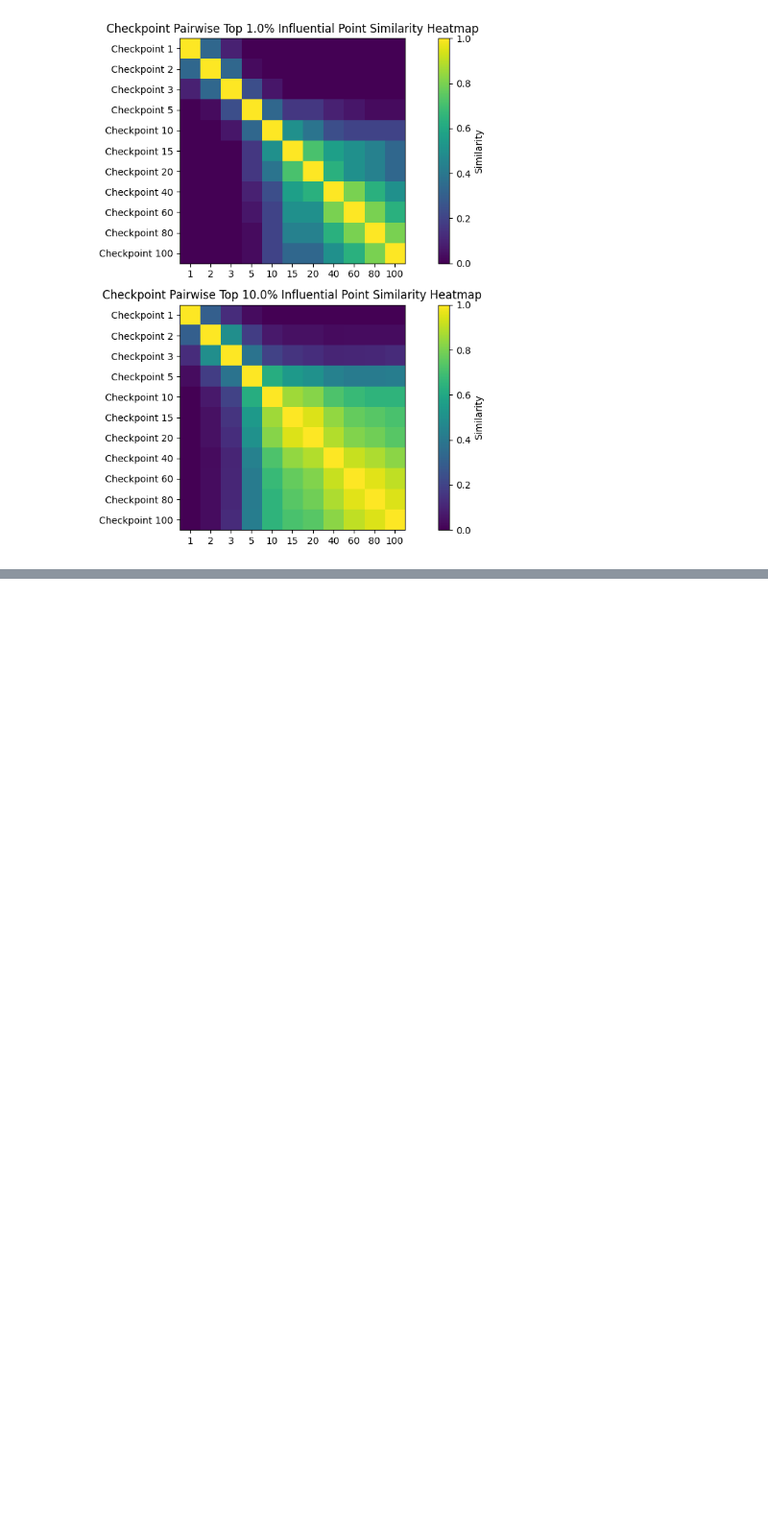
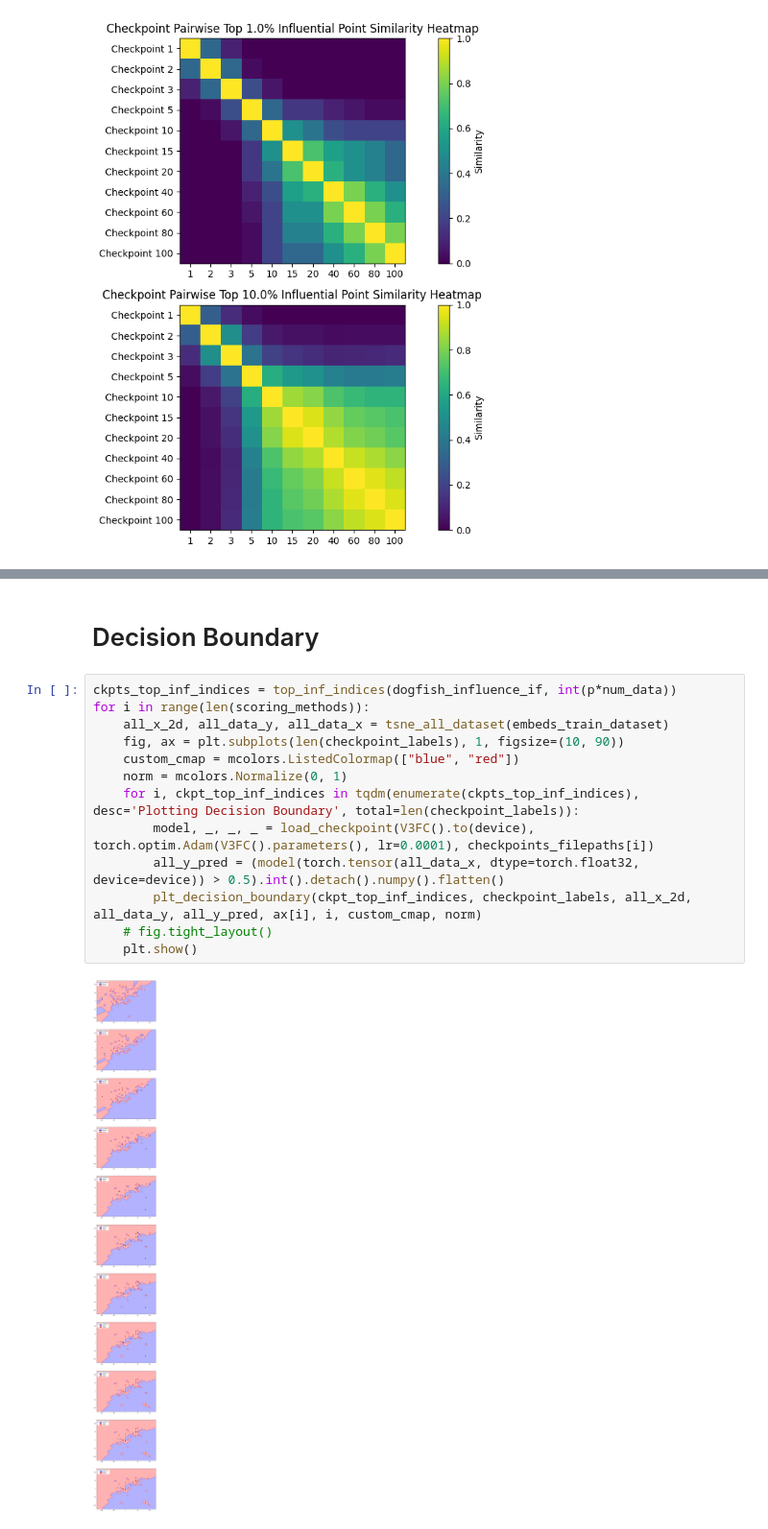
Before and after one commit to Rachelcoll/EULoInf, a Jupyter notebook: noteboooks/02_cv_models.ipynb, the cells around one changed output, grey strips where cells are left out. Shown at 96% size. Saved outputs shown, nothing was run; the diff lists cells and outputs as text; blank space fills up the shorter version.

```diff
--- a/noteboooks/02_cv_models.ipynb
+++ b/noteboooks/02_cv_models.ipynb
@@ -339,0 +363,17 @@ for i in range(len(scoring_methods)):
+# %% [markdown]
+# Decision Boundary
+# %%
+ckpts_top_inf_indices = top_inf_indices(dogfish_influence_if, int(p*num_data))
+for i in range(len(scoring_methods)):
+    all_x_2d, all_data_y, all_data_x = tsne_all_dataset(embeds_train_dataset)
+    fig, ax = plt.subplots(len(checkpoint_labels), 1, figsize=(10, 90))
+    custom_cmap = mcolors.ListedColormap(["blue", "red"])
+    norm = mcolors.Normalize(0, 1)
+    for i, ckpt_top_inf_indices in tqdm(enumerate(ckpts_top_inf_indices), desc='Plotting Decision Boundary', total=len(checkpoint_labels)):
+        model, _, _, _ = load_checkpoint(V3FC().to(device), torch.optim.Adam(V3FC().parameters(), lr=0.0001), checkpoints_filepaths[i])
+        all_y_pred = (model(torch.tensor(all_data_x, dtype=torch.float32, device=device)) > 0.5).int().detach().numpy().flatten()
+        plt_decision_boundary(ckpt_top_inf_indices, checkpoint_labels, all_x_2d, all_data_y, all_y_pred, ax[i], i, custom_cmap, norm)
+    # fig.tight_layout()
+    plt.show()
+# %% [output]
+[figure, added]
```
Also changed, not shown: parts of 10 cells of this notebook, 4 other files.
